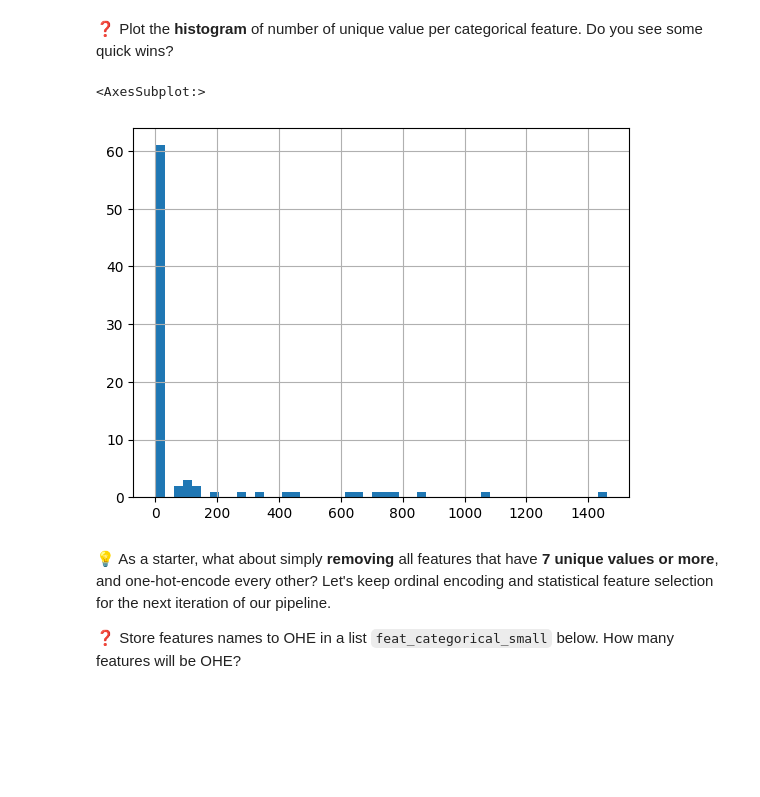
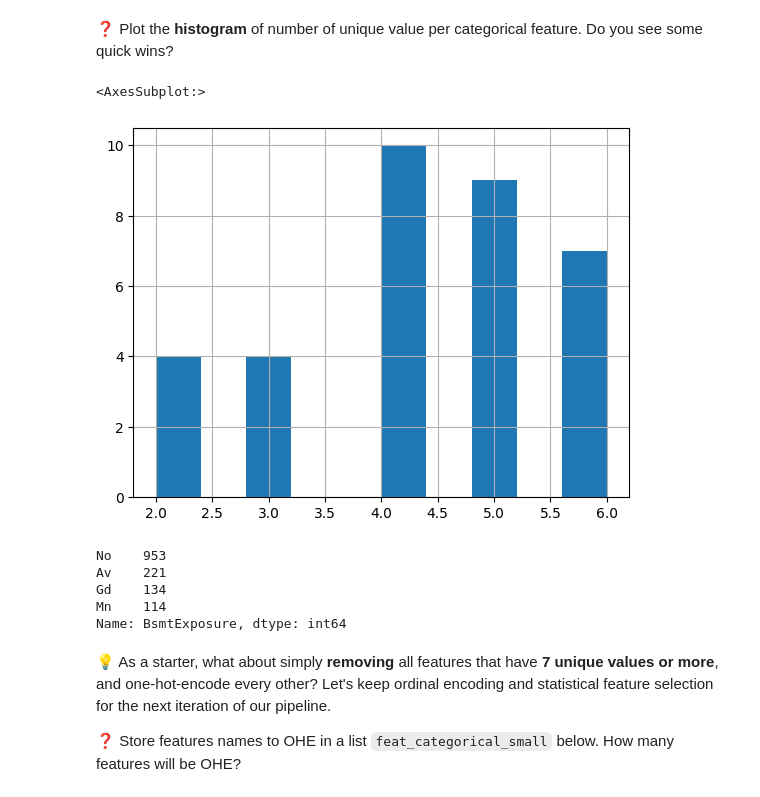
Before and after one commit to gauthieret/data-houses-kaggle-competition, a Jupyter notebook: houses_kaggle_competition.ipynb, the cells around one changed output. Drawn from its saved outputs; the diff is of its cells as text; code cells hidden in the pictures; blank space fills up the shorter version.

```diff
--- a/houses_kaggle_competition.ipynb
+++ b/houses_kaggle_competition.ipynb
@@ -99,6 +99,10 @@ object     43
 int64      35
 float64     3
 dtype: int64
+# %%
+data_train_object = data_train.select_dtypes(include=object)
+data_train_Int = data_train.select_dtypes(include=[int,float])
+data_train_Int_Float = data_train_Int.drop(columns="SalePrice")
 # %% [markdown]
 ❓ Store the Series `feat_categorical_nunique` containing the number of **unique values** for each categorical feature in our training set. How many unique categories are there in total ?
 # %% [markdown]
@@ -126,0 +110,5 @@ dtype: int64
+# %%
+feat_categorical_nunique = data_train_object.nunique()
+feat_categorical_nunique_7 = feat_categorical_nunique[feat_categorical_nunique < 7]
+print(feat_categorical_nunique_7.head())
+len(feat_categorical_nunique_7)
@@ -131,10 +138,19 @@ We know 2 main strategies to reduce the number of categorical features post-prep
 # %% [markdown]
 ❓ Plot the **histogram** of number of unique value per categorical feature. Do you see some quick wins?
 # %%
-feat_categorical_nunique.hist(bins=50)
+feat_categorical_nunique_7.hist(bins=10)
 # %% [output]
 <AxesSubplot:>
-[figure, old version]
+[figure, new version]
+# %%
+to_drop = ['MiscFeature','']
+data_train['BsmtExposure'].value_counts()
+# %% [output]
+No    953
+Av    221
+Gd    134
+Mn    114
+Name: BsmtExposure, dtype: int64
 # %% [markdown]
 💡 As a starter, what about simply **removing** all features that have **7 unique values or more**, and one-hot-encode every other? Let's keep ordinal encoding and statistical feature selection for the next iteration of our pipeline.
 
```
Also changed, not shown: parts of 16 cells of this notebook, 1 other file.
